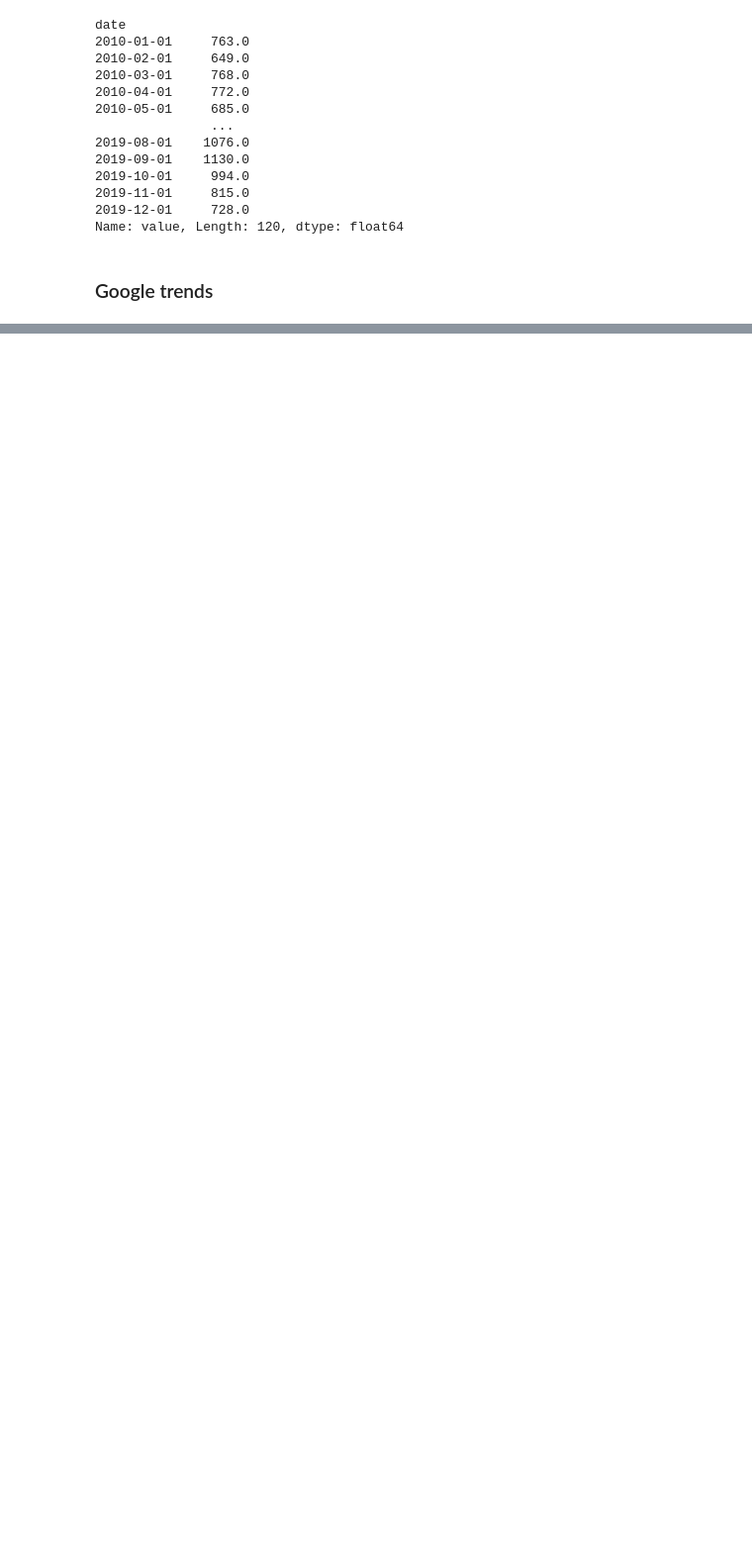
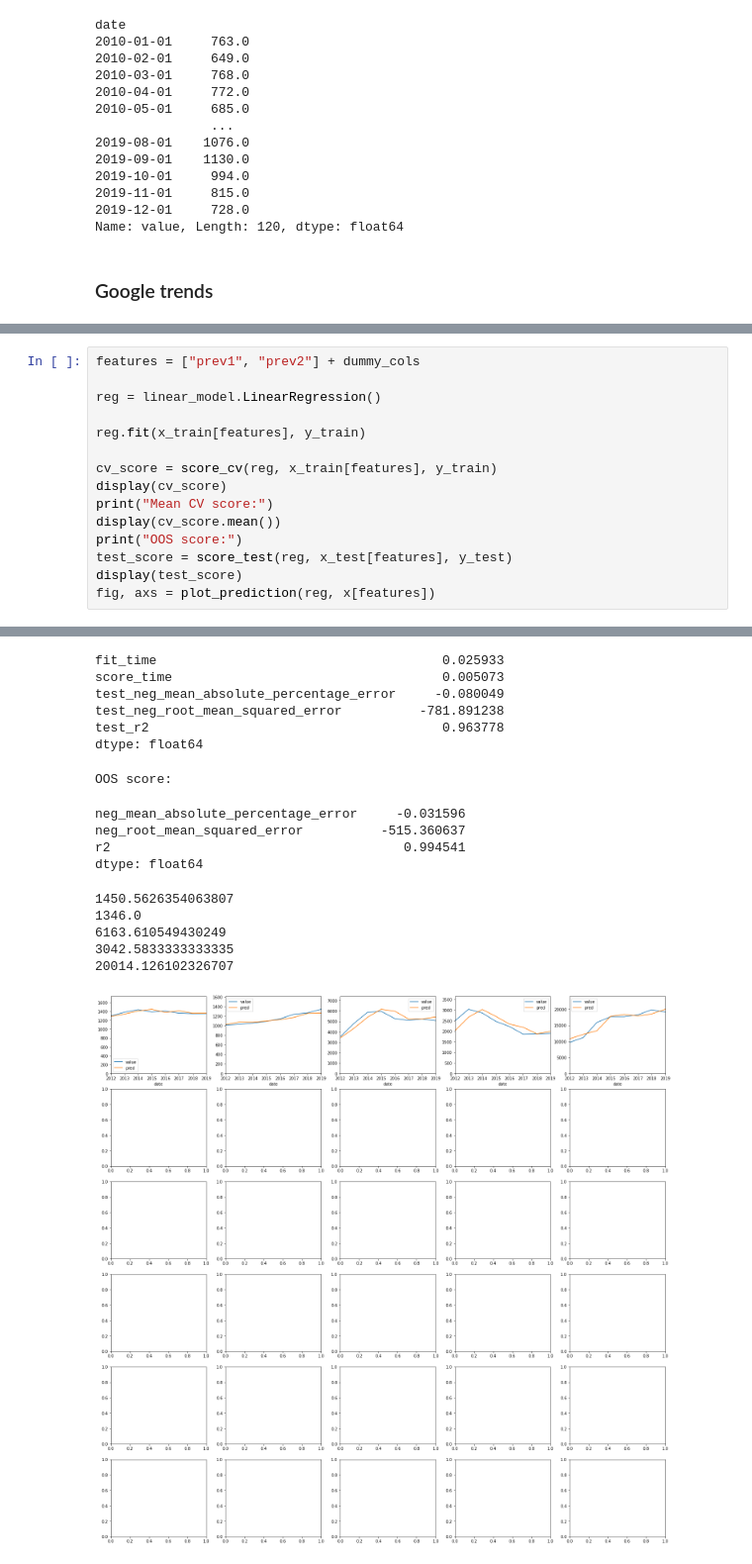
Before and after one commit to bertelsmannstift/eu-migration-forecast, a Jupyter notebook: prototyping/predict_1y.ipynb, the cells around one changed output, grey strips where cells are left out. Shown: that part at 99% size. Saved outputs shown, nothing was run; the diff lists cells and outputs as text; blank space fills up the shorter version.

```diff
--- a/prototyping/predict_1y.ipynb
+++ b/prototyping/predict_1y.ipynb
@@ -81,0 +219,16 @@ sers_1y = {k: df.resample("1Y").mean() for k, df in series.items()}
+# %%
+features = ["prev1", "prev2"] + dummy_cols
+
+reg = linear_model.LinearRegression()
+
+reg.fit(x_train[features], y_train)
+
+cv_score = score_cv(reg, x_train[features], y_train)
+display(cv_score)
+print("Mean CV score:")
+display(cv_score.mean())
+print("OOS score:")
+test_score = score_test(reg, x_test[features], y_test)
+display(test_score)
+fig, axs = plot_prediction(reg, x[features])
+# %% [output]
@@ -81,0 +242,17 @@ sers_1y = {k: df.resample("1Y").mean() for k, df in series.items()}
+fit_time                                     0.025933
+score_time                                   0.005073
+test_neg_mean_absolute_percentage_error     -0.080049
+test_neg_root_mean_squared_error          -781.891238
+test_r2                                      0.963778
+dtype: float64
+OOS score:
+neg_mean_absolute_percentage_error     -0.031596
+neg_root_mean_squared_error          -515.360637
+r2                                      0.994541
+dtype: float64
+1450.5626354063807
+1346.0
+6163.610549430249
+3042.5833333333335
+20014.126102326707
+[figure, added]
```
Also changed, not shown: parts of 13 cells of this notebook, 1 other file.
